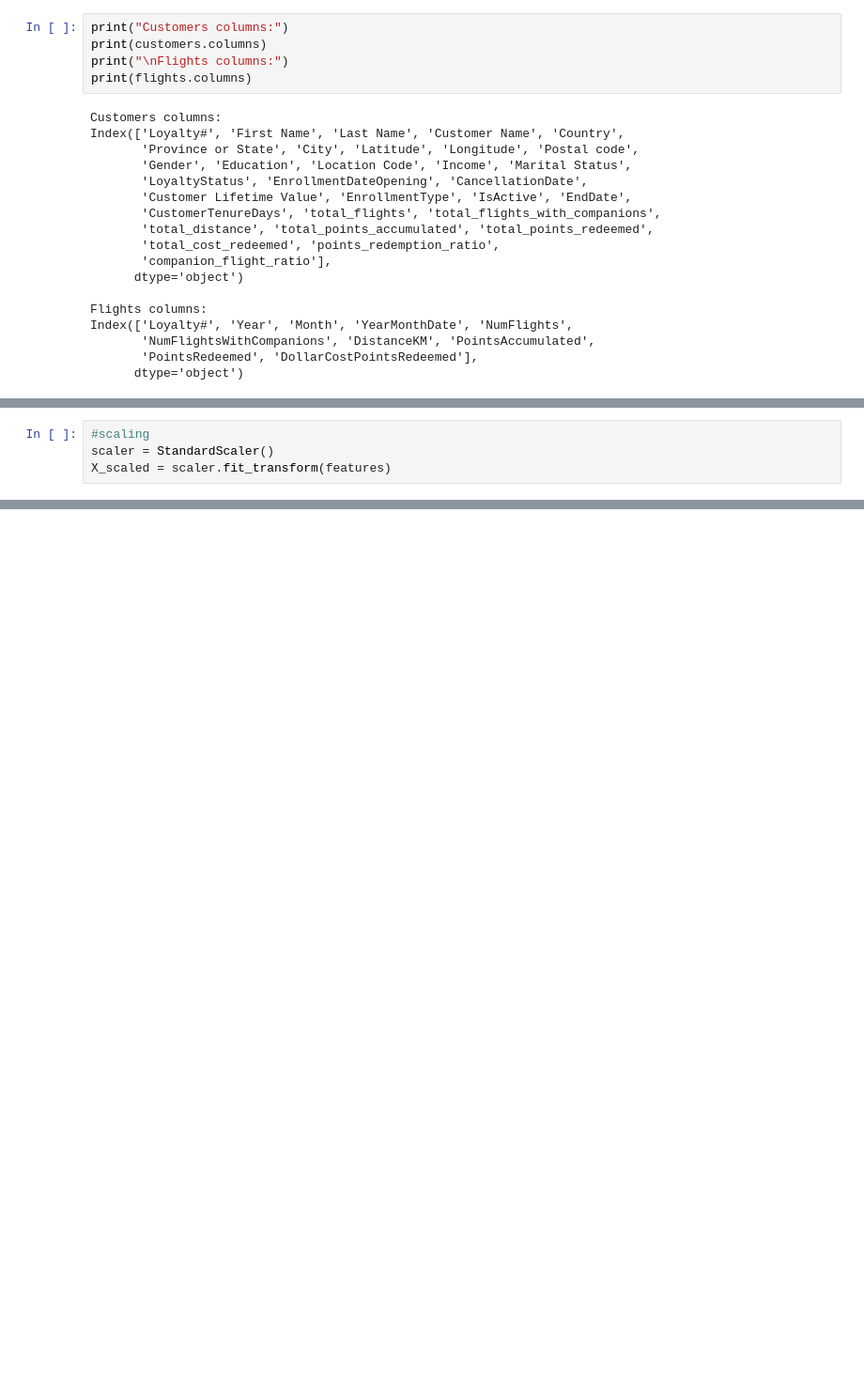
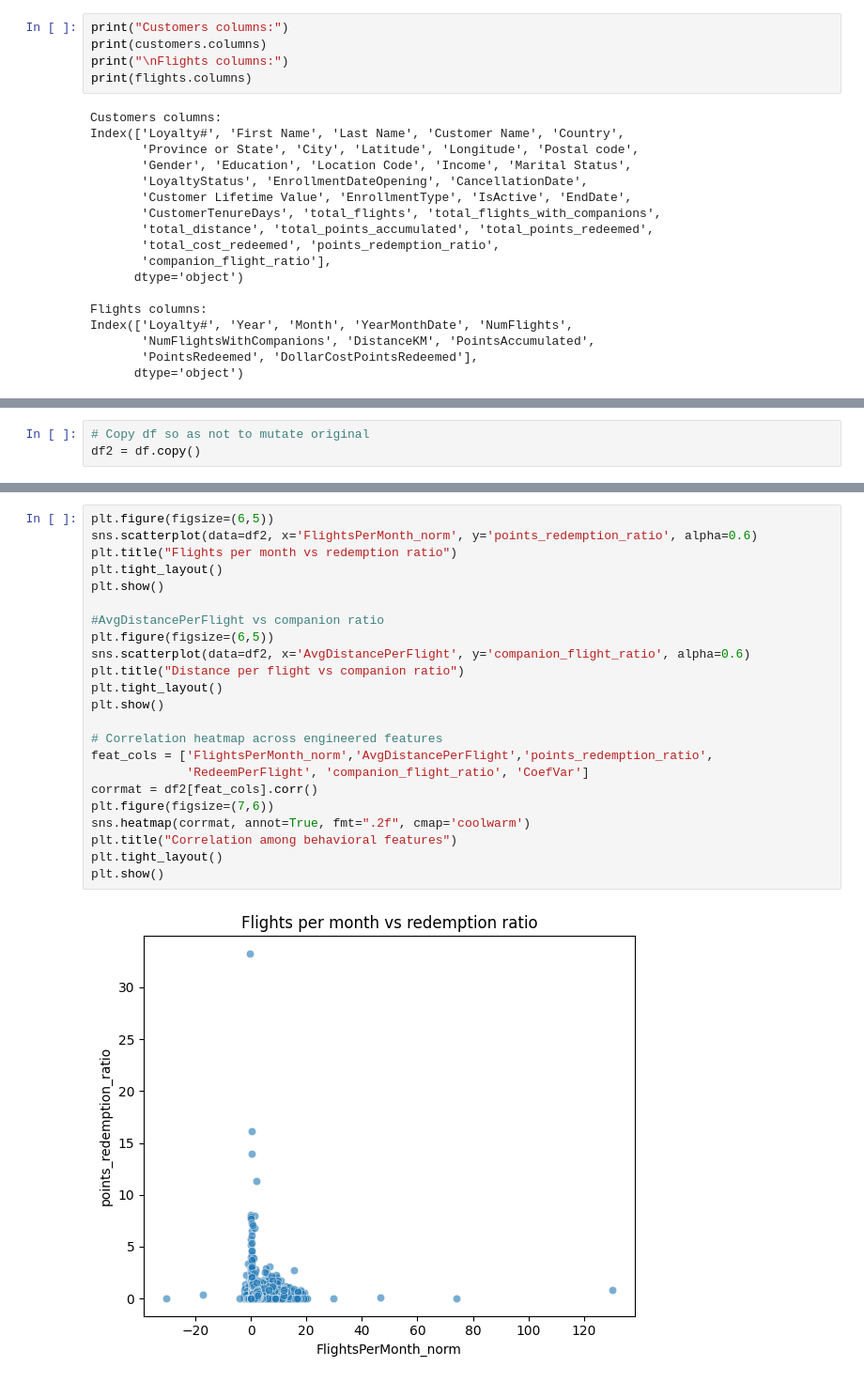
Before and after one commit to Mehmet1700/DataMining2025, a Jupyter notebook: notebooks/03_behavioral_segmentation_esra.ipynb, the cells around one changed output, grey strips where cells are left out. Shown at 94% size. Cells and saved outputs as stored; diff of their text form; blank space fills up the shorter version.

```diff
--- a/notebooks/03_behavioral_segmentation_esra.ipynb
+++ b/notebooks/03_behavioral_segmentation_esra.ipynb
@@ -169,4 +168,3 @@ features = features.fillna(0)
 # %%
-#scaling
-scaler = StandardScaler()
-X_scaled = scaler.fit_transform(features)
+# Copy df so as not to mutate original
+df2 = df.copy()
@@ -258,0 +211,25 @@ plt.show()
+# %%
+plt.figure(figsize=(6,5))
+sns.scatterplot(data=df2, x='FlightsPerMonth_norm', y='points_redemption_ratio', alpha=0.6)
+plt.title("Flights per month vs redemption ratio")
+plt.tight_layout()
+plt.show()
+
+#AvgDistancePerFlight vs companion ratio
+plt.figure(figsize=(6,5))
+sns.scatterplot(data=df2, x='AvgDistancePerFlight', y='companion_flight_ratio', alpha=0.6)
+plt.title("Distance per flight vs companion ratio")
+plt.tight_layout()
+plt.show()
+
+# Correlation heatmap across engineered features
+feat_cols = ['FlightsPerMonth_norm','AvgDistancePerFlight','points_redemption_ratio',
+             'RedeemPerFlight', 'companion_flight_ratio', 'CoefVar']
+corrmat = df2[feat_cols].corr()
+plt.figure(figsize=(7,6))
+sns.heatmap(corrmat, annot=True, fmt=".2f", cmap='coolwarm')
+plt.title("Correlation among behavioral features")
+plt.tight_layout()
+plt.show()
+# %% [output]
+[figure, added]
```
Also changed, not shown: parts of 23 cells of this notebook.
